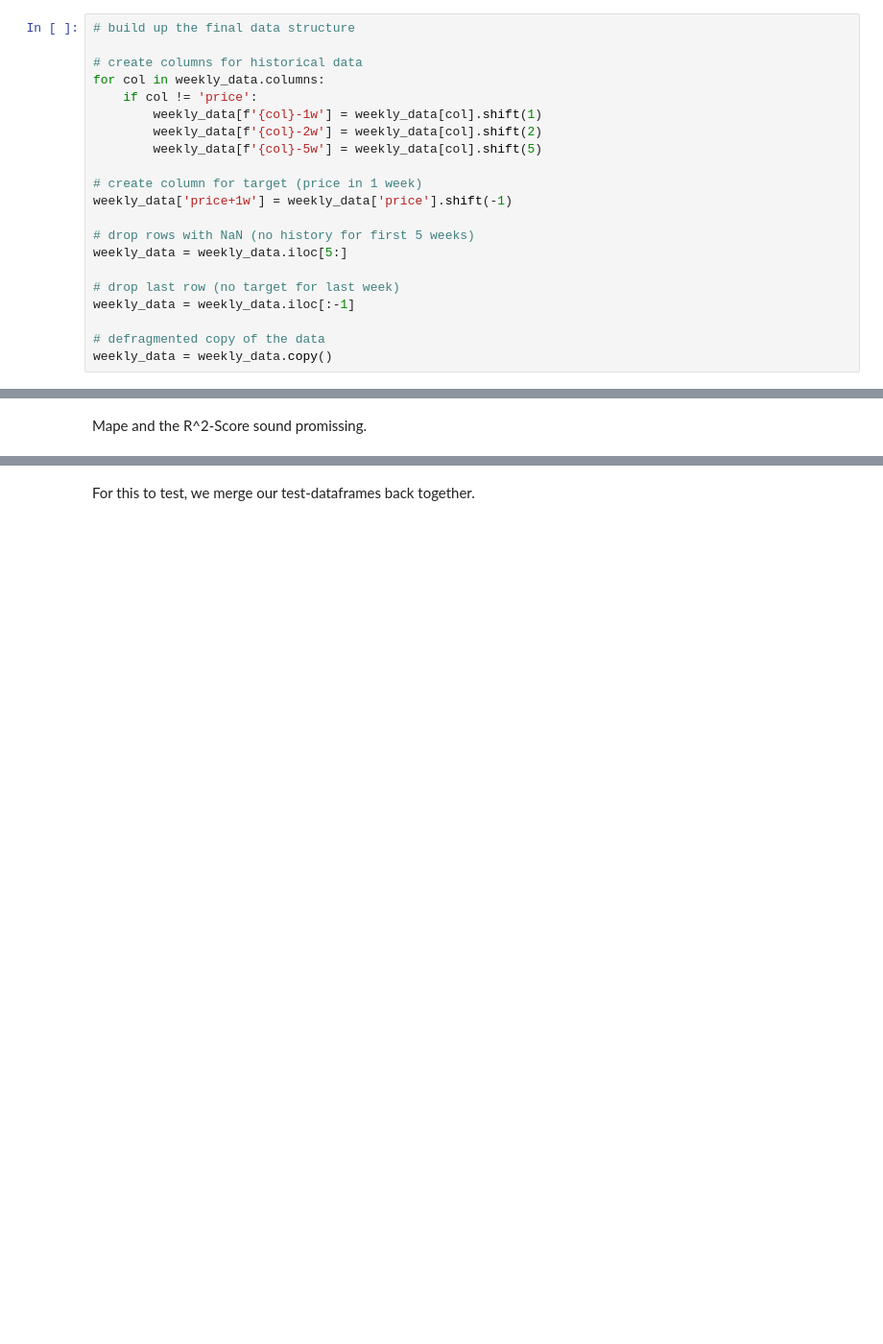
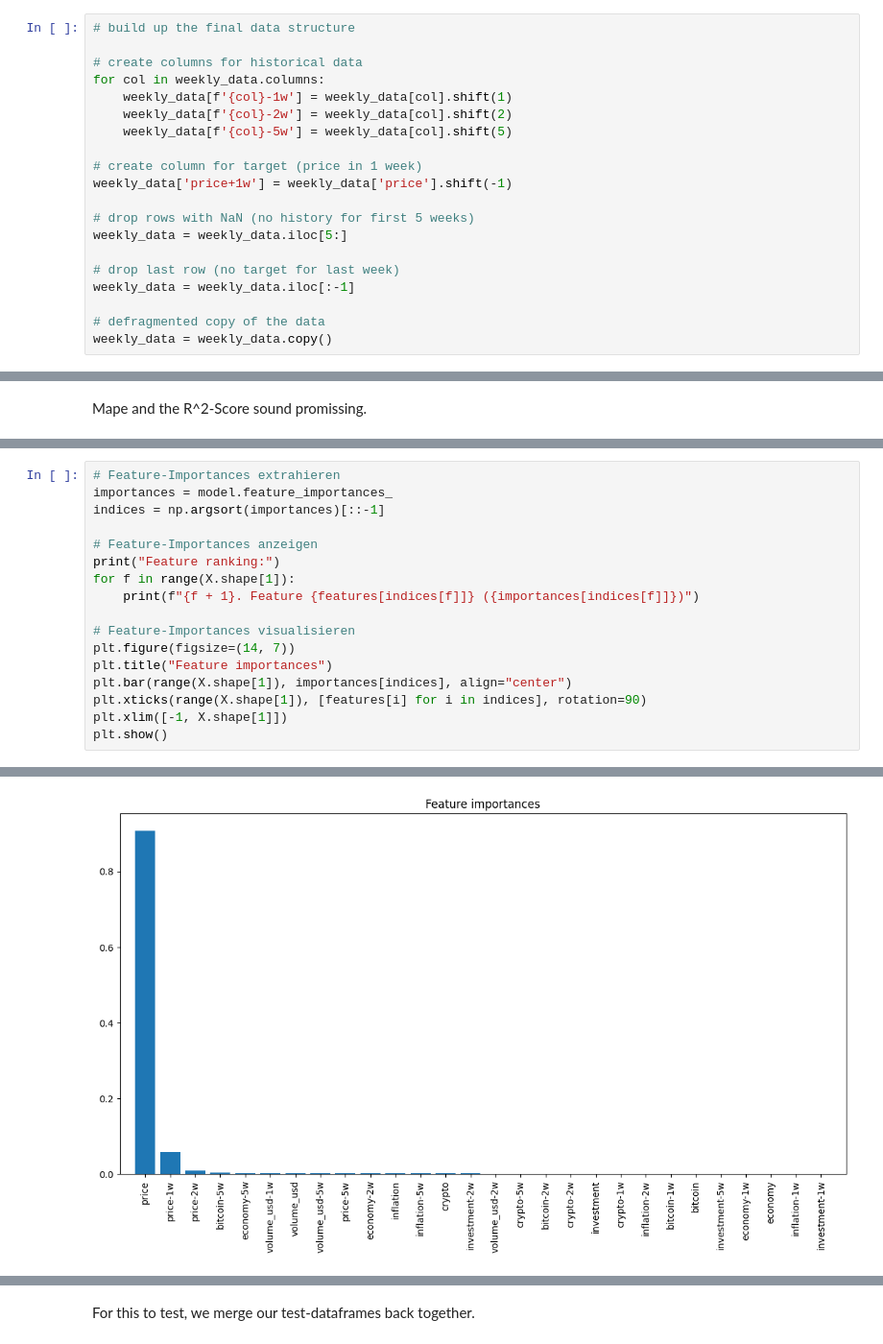
Before and after one commit to michael-zeller/udacity_cd1971, a Jupyter notebook: fomo_btc.ipynb, the cells around one changed output, grey strips where cells are left out. Shown at 96% size. Saved outputs shown, nothing was run; the diff lists cells and outputs as text; blank space fills up the shorter version.

```diff
--- a/fomo_btc.ipynb
+++ b/fomo_btc.ipynb
@@ -276,10 +277,9 @@ As we want to predict the price-value of next week **price+1w** using the other
 
 # create columns for historical data
 for col in weekly_data.columns:
-    if col != 'price':
-        weekly_data[f'{col}-1w'] = weekly_data[col].shift(1)
-        weekly_data[f'{col}-2w'] = weekly_data[col].shift(2)
-        weekly_data[f'{col}-5w'] = weekly_data[col].shift(5)
+    weekly_data[f'{col}-1w'] = weekly_data[col].shift(1)
+    weekly_data[f'{col}-2w'] = weekly_data[col].shift(2)
+    weekly_data[f'{col}-5w'] = weekly_data[col].shift(5)
 
 # create column for target (price in 1 week)
 weekly_data['price+1w'] = weekly_data['price'].shift(-1)
@@ -327,0 +373,18 @@ Mape and the R^2-Score sound promissing.
+# %%
+# Feature-Importances extrahieren
+importances = model.feature_importances_
+indices = np.argsort(importances)[::-1]
+
+# Feature-Importances anzeigen
+print("Feature ranking:")
+for f in range(X.shape[1]):
+    print(f"{f + 1}. Feature {features[indices[f]]} ({importances[indices[f]]})")
+
+# Feature-Importances visualisieren
+plt.figure(figsize=(14, 7))
+plt.title("Feature importances")
+plt.bar(range(X.shape[1]), importances[indices], align="center")
+plt.xticks(range(X.shape[1]), [features[i] for i in indices], rotation=90)
+plt.xlim([-1, X.shape[1]])
+plt.show()
+# %% [output]
@@ -327,0 +408 @@ Mape and the R^2-Score sound promissing.
+[figure, added]
```
Also changed, not shown: parts of 23 cells of this notebook, 3 other files.
